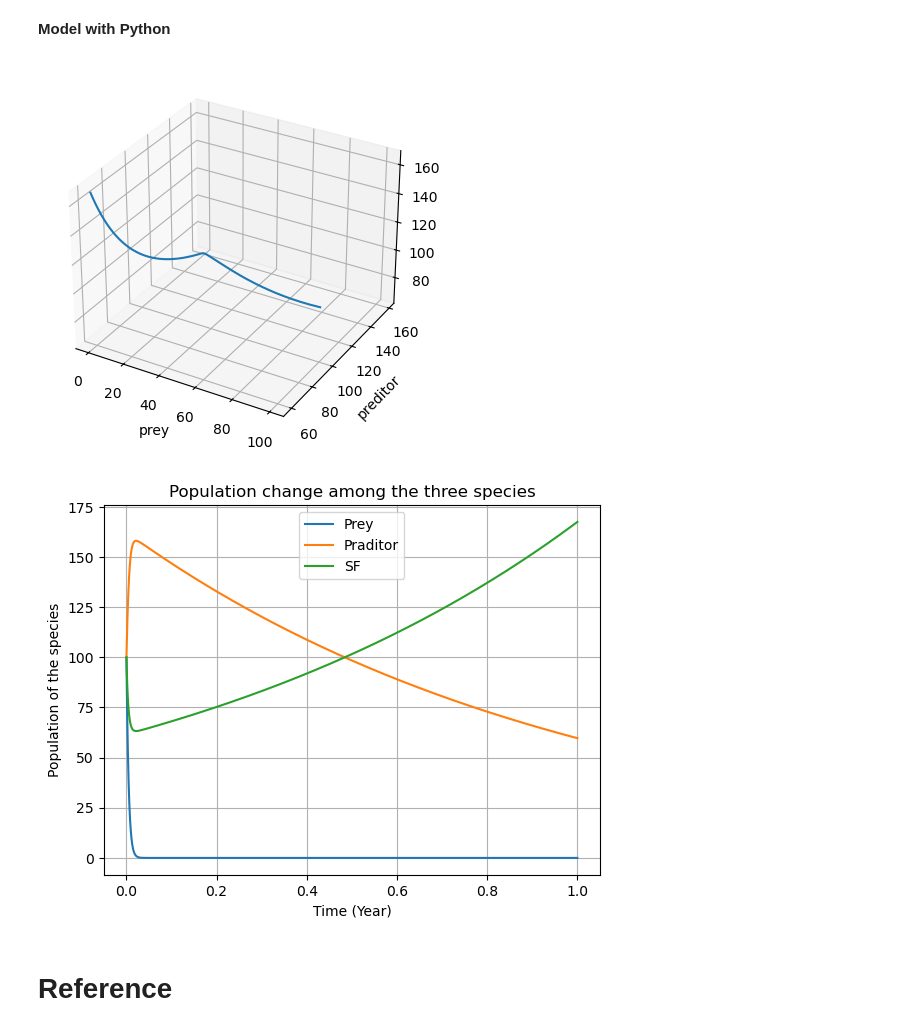
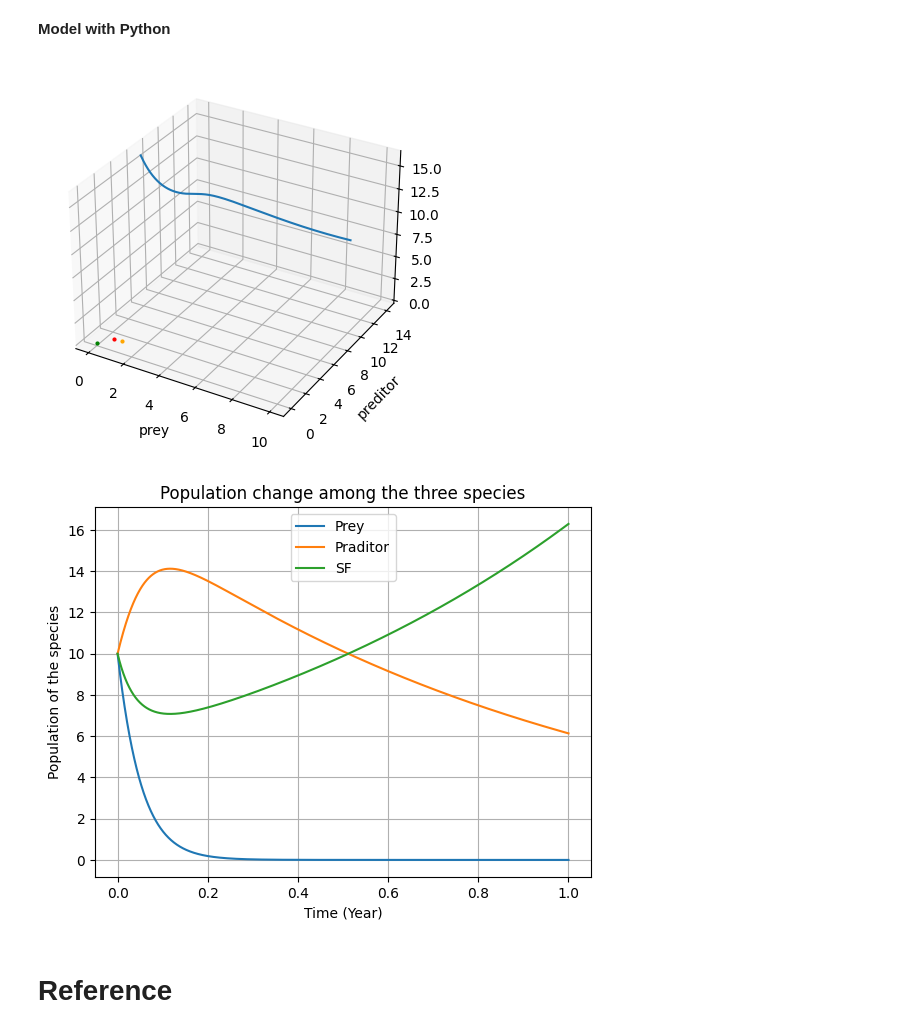
Before and after one commit to tusm06/MATH461_Unit01, a Jupyter notebook: main.ipynb, the cells around one changed output. Saved outputs shown, nothing was run; the diff lists cells and outputs as text; code cells hidden in the pictures.

```diff
--- a/main.ipynb
+++ b/main.ipynb
@@ -191,35 +191,38 @@ $$
 # %%
 alpha = 1; beta = 1; eps = 1; gamma = 1; delta = 1; xi = 1; sigma = 1
 a = gamma/alpha
 b = xi/alpha
 c = (sigma*gamma)/(alpha/delta)
 d = delta/gamma
 e = beta/alpha
 f = eps/alpha
-x0 = d*100; y0 = e*100; z0 = f*100
+x0 = d*10; y0 = e*10; z0 = f*10
 tF = 1
 N = 5000
 
 u0 = [x0, y0, z0]
 
 t = np.linspace(0, tF, N)
 
 def f(u, t):
     dudt = np.zeros(3)
     dudt[0] = u[0] - u[0]*u[1] - u[0]*u[2]
     dudt[1] = a*(-u[1] + u[0]*u[1])
     dudt[2] = b*u[2] - c*u[0]*u[2]
     return dudt
 
 u = spi.odeint(f, u0, t)
 
 plt.figure().add_subplot(projection='3d')
 plt.plot(u[:, 0], u[:, 1], u[:, 2])
+plt.plot(0, 0, 0, marker='o', markersize=2, color='green')
+plt.plot(gamma/delta, alpha/beta, 0, marker='o', markersize=2, color='orange')
+plt.plot(xi/sigma, 0, alpha/xi, marker='o', markersize=2, color='red')
 plt.xlabel('prey')
 plt.ylabel('preditor')
 plt.show()
 # %% [output]
-[figure, old version]
+[figure, new version]
 # %%
 plt.plot(t, u[:, 0])
 plt.plot(t, u[:, 1])
@@ -231,7 +234,7 @@ plt.title("Population change among the three species")
 plt.grid()
 plt.show()
 # %% [output]
-[figure, old version]
+[figure, new version]
 # %% [markdown]
 # Reference
 # %% [markdown]
```
